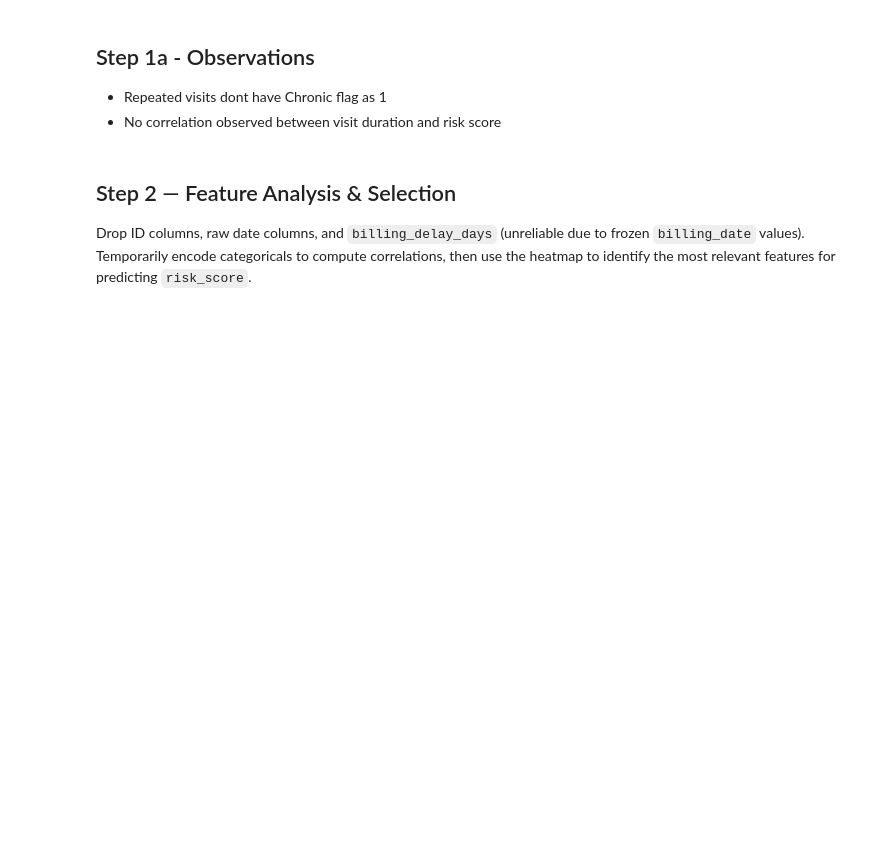
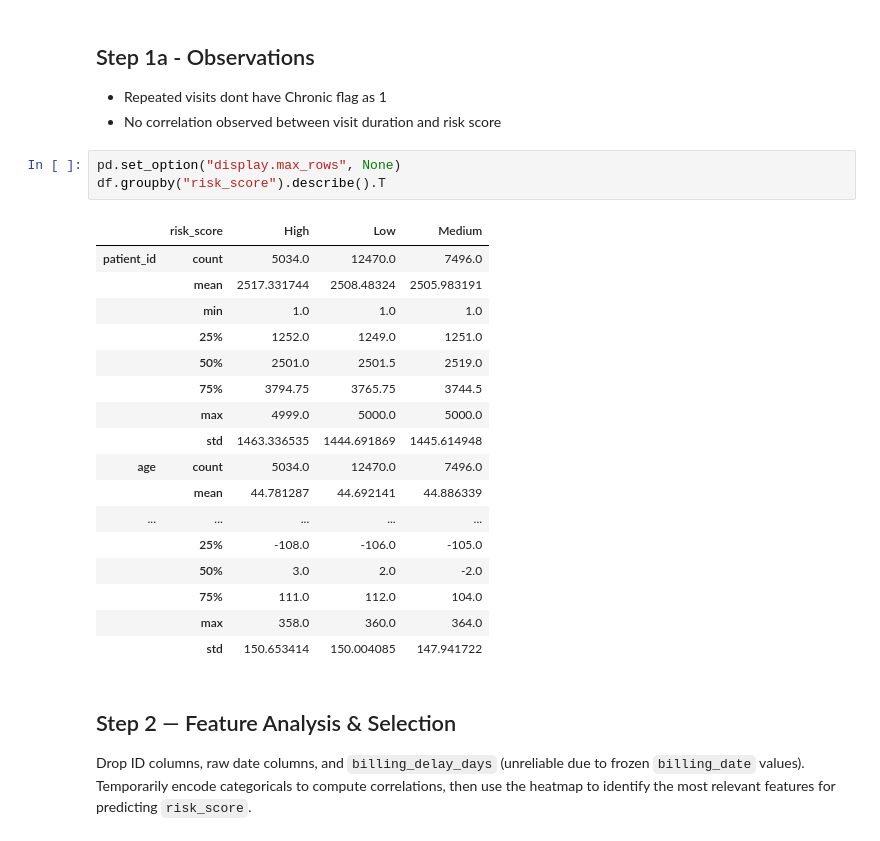
Before and after one commit to mramsundar/IITM-Graded-Projects, a Jupyter notebook: Capstone/Notebooks/Phase 3 — Model Development (Classification Systems)/1 — Risk Model.ipynb, the cells around one changed output. Saved outputs shown, nothing was run; the diff lists cells and outputs as text; blank space fills up the shorter version.

```diff
--- a/Capstone/Notebooks/Phase 3 — Model Development (Classification Systems)/1 — Risk Model.ipynb
+++ b/Capstone/Notebooks/Phase 3 — Model Development (Classification Systems)/1 — Risk Model.ipynb
@@ -184,6 +184,27 @@ df[df["patient_id"] == 3586].sort_values("visit_date", ascending=True)
 ## Step 1a - Observations
 - Repeated visits dont have Chronic flag as 1
 - No correlation observed between visit duration and risk score
+# %%
+pd.set_option("display.max_rows", None)
+df.groupby("risk_score").describe().T
+# %% [output]
+|  | risk_score | High | Low | Medium |
+| patient_id | count | 5034.0 | 12470.0 | 7496.0 |
+|  | mean | 2517.331744 | 2508.48324 | 2505.983191 |
+|  | min | 1.0 | 1.0 | 1.0 |
+|  | 25% | 1252.0 | 1249.0 | 1251.0 |
+|  | 50% | 2501.0 | 2501.5 | 2519.0 |
+|  | 75% | 3794.75 | 3765.75 | 3744.5 |
+|  | max | 4999.0 | 5000.0 | 5000.0 |
+|  | std | 1463.336535 | 1444.691869 | 1445.614948 |
+| age | count | 5034.0 | 12470.0 | 7496.0 |
+|  | mean | 44.781287 | 44.692141 | 44.886339 |
+| ... | ... | ... | ... | ... |
+|  | 25% | -108.0 | -106.0 | -105.0 |
+|  | 50% | 3.0 | 2.0 | -2.0 |
+|  | 75% | 111.0 | 112.0 | 104.0 |
+|  | max | 358.0 | 360.0 | 364.0 |
+|  | std | 150.653414 | 150.004085 | 147.941722 |
 # %% [markdown]
 ## Step 2 — Feature Analysis & Selection
 
```
